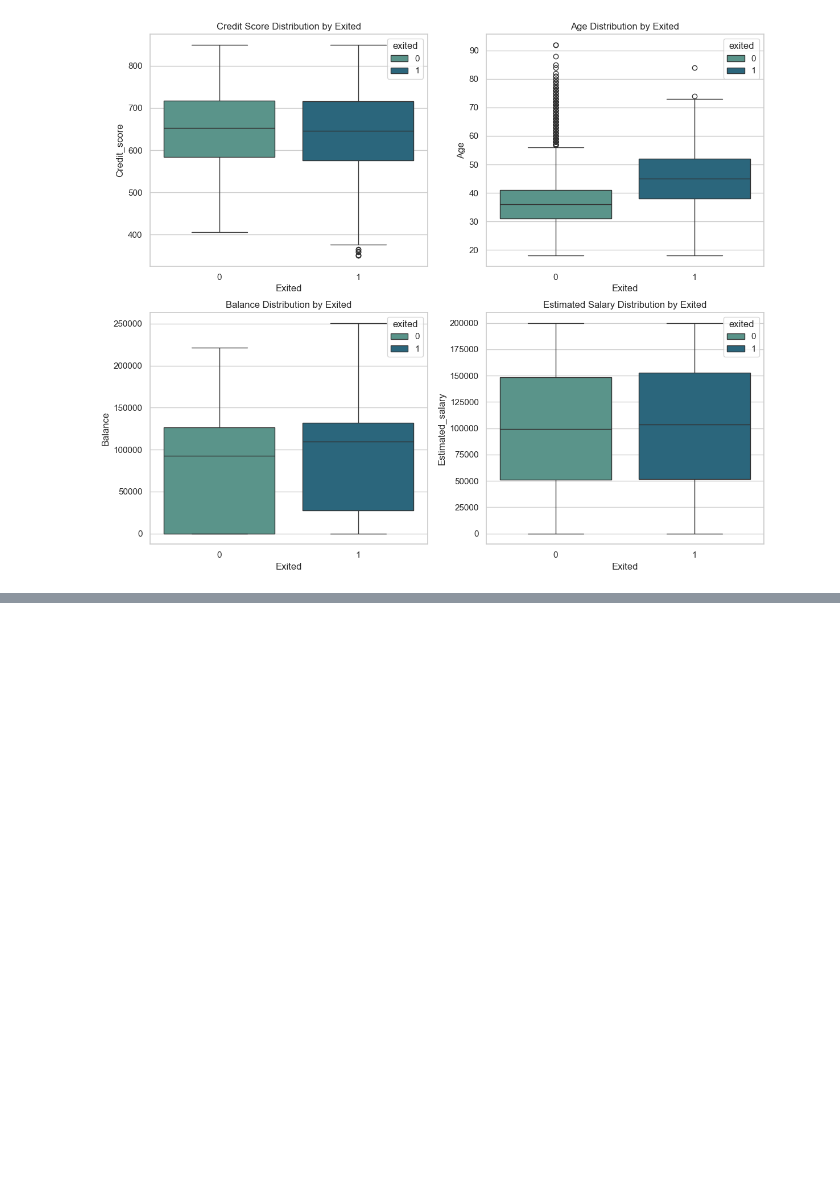
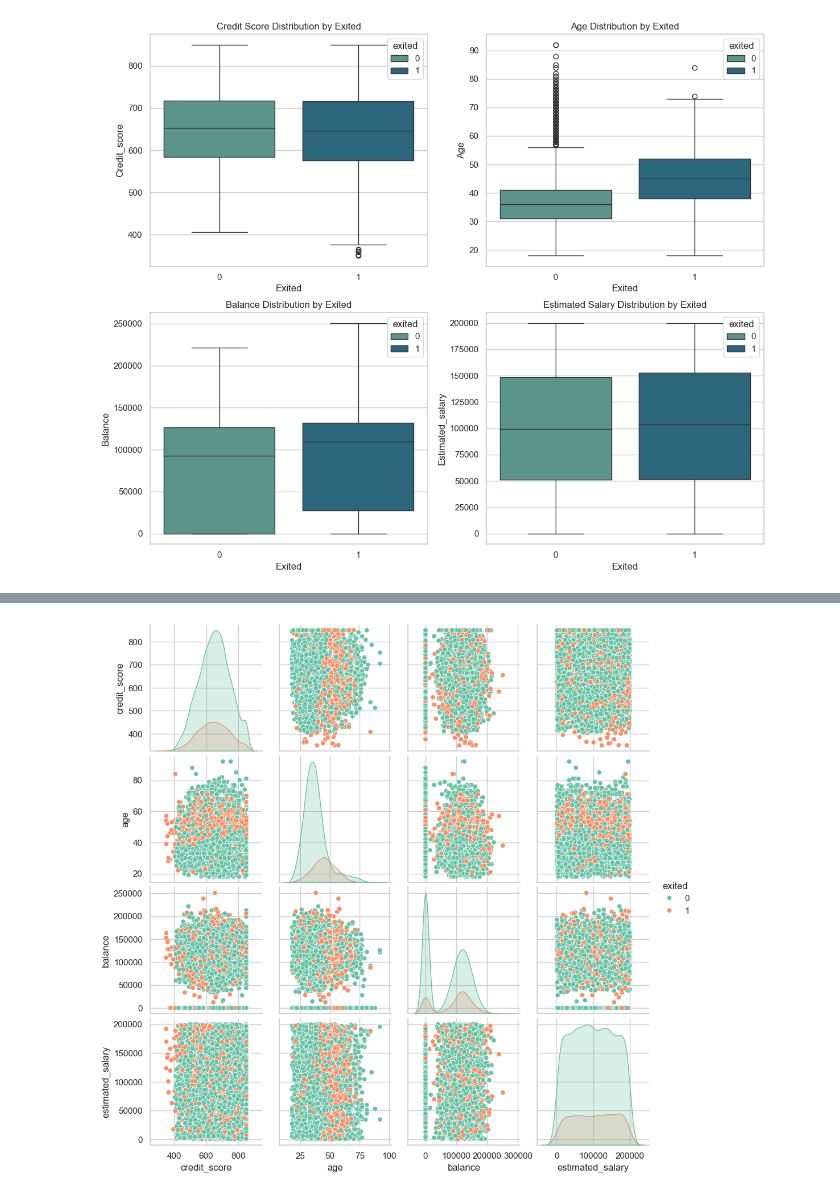
Before and after one commit to azamKhattak24/Customer_Churn_Prediction, a Jupyter notebook: notebooks/customerChurnPrediction.ipynb, the cells around one changed output, grey strips where cells are left out. Saved outputs shown, nothing was run; the diff lists cells and outputs as text; code cells hidden in the pictures; blank space fills up the shorter version.

```diff
--- a/notebooks/customerChurnPrediction.ipynb
+++ b/notebooks/customerChurnPrediction.ipynb
@@ -909,0 +985,6 @@ plot_boxplots_with_target(customers_train, continuous_vars, target_col='exited',
+# %%
+columns = ['credit_score', 'age', 'balance', 'estimated_salary', 'exited']
+sns.pairplot(customers_train[columns], hue='exited', palette='Set2')
+plt.show()
+# %% [output]
+[figure, added]
```
Also changed, not shown: parts of 9 cells of this notebook.
